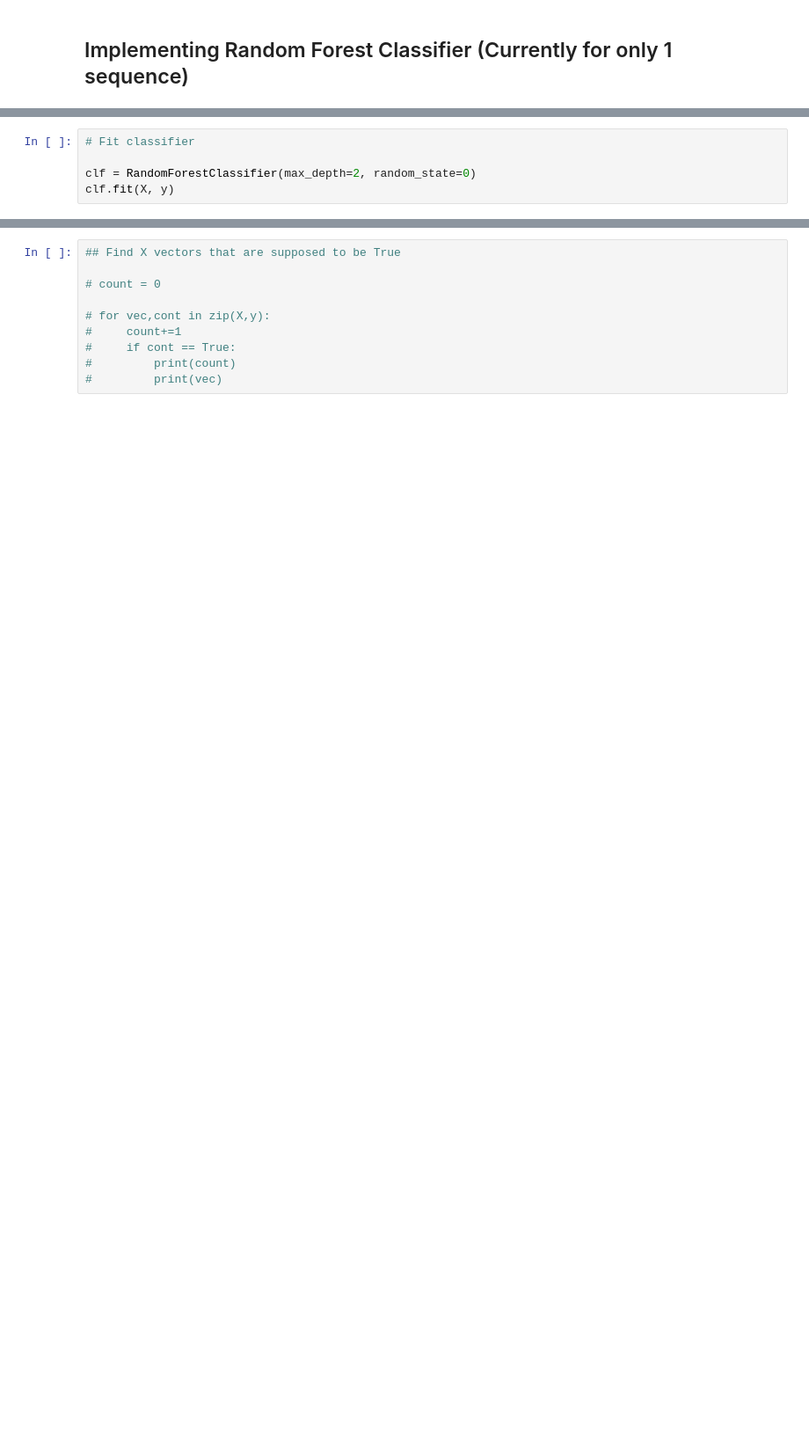
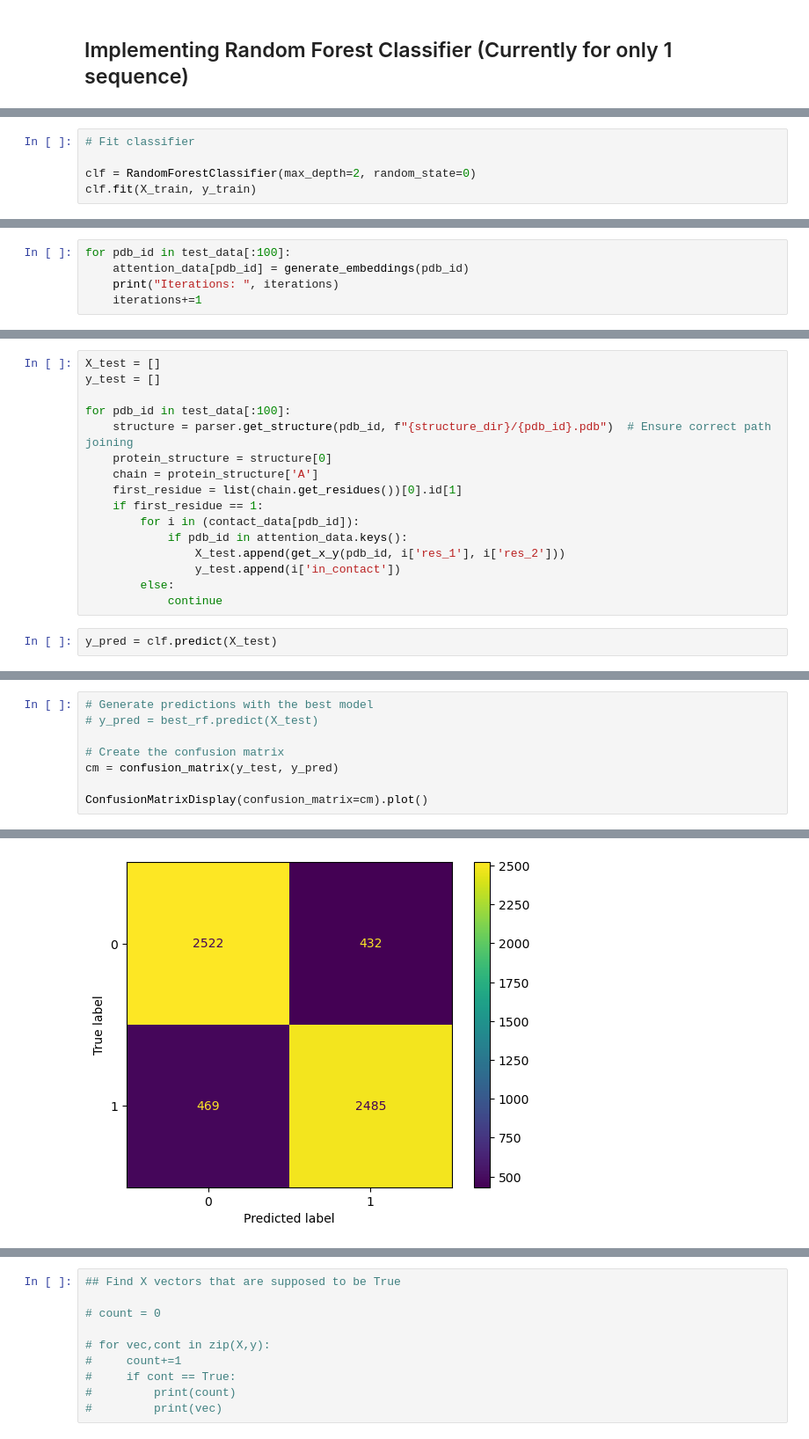
Before and after one commit to WillHarrigan/contact_site_classifier, a Jupyter notebook: attention_classifier/contact_sites_random_forest_classifier.ipynb, the cells around one changed output, grey strips where cells are left out. Shown: that part at 88% size. Drawn from its saved outputs; the diff is of its cells as text; blank space fills up the shorter version.

Commit message:
preliminary tests

```diff
--- a/attention_classifier/contact_sites_random_forest_classifier.ipynb
+++ b/attention_classifier/contact_sites_random_forest_classifier.ipynb
@@ -616,4 +619,4 @@ X = np.array(X)
 # Fit classifier
 
 clf = RandomForestClassifier(max_depth=2, random_state=0)
-clf.fit(X, y)
+clf.fit(X_train, y_train)
@@ -619,0 +625,5 @@ clf.fit(X, y)
+# %%
+for pdb_id in test_data[:100]:
+    attention_data[pdb_id] = generate_embeddings(pdb_id)
+    print("Iterations: ", iterations)
+    iterations+=1
@@ -619,0 +648,18 @@ clf.fit(X, y)
+# %%
+X_test = []
+y_test = []
+
+for pdb_id in test_data[:100]:
+    structure = parser.get_structure(pdb_id, f"{structure_dir}/{pdb_id}.pdb")  # Ensure correct path joining
+    protein_structure = structure[0]
+    chain = protein_structure['A']
+    first_residue = list(chain.get_residues())[0].id[1]
+    if first_residue == 1:
+        for i in (contact_data[pdb_id]):
+            if pdb_id in attention_data.keys():
+                X_test.append(get_x_y(pdb_id, i['res_1'], i['res_2']))
+                y_test.append(i['in_contact'])
+        else:
+            continue
+# %%
+y_pred = clf.predict(X_test)
@@ -619,0 +671,9 @@ clf.fit(X, y)
+# %%
+# Generate predictions with the best model
+# y_pred = best_rf.predict(X_test)
+
+# Create the confusion matrix
+cm = confusion_matrix(y_test, y_pred)
+
+ConfusionMatrixDisplay(confusion_matrix=cm).plot()
+# %% [output]
@@ -619,0 +681 @@ clf.fit(X, y)
+[figure, added]
```
Also changed, not shown: parts of 37 cells of this notebook, 5 other files.
